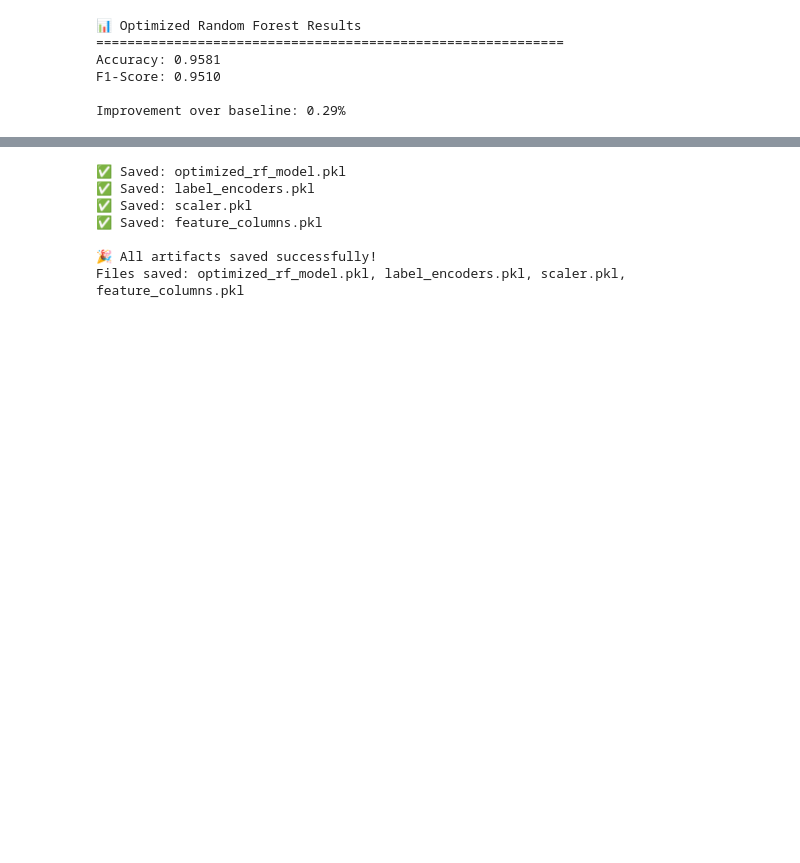
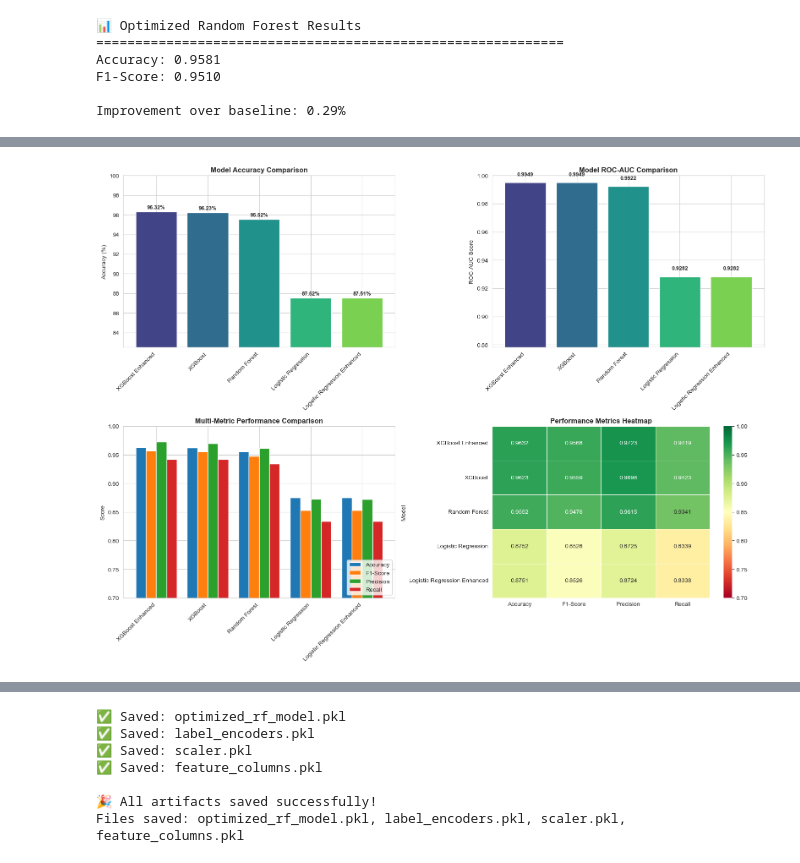
Before and after one commit to Piyu242005/Airline-Passenger-Satisfaction-Prediction, a Jupyter notebook: Airline satisfaction ML.ipynb, the cells around one changed output, grey strips where cells are left out. Saved outputs shown, nothing was run; the diff lists cells and outputs as text; code cells hidden in the pictures; blank space fills up the shorter version.

```diff
--- a/Airline satisfaction ML.ipynb
+++ b/Airline satisfaction ML.ipynb
@@ -840,0 +998,90 @@ Improvement over baseline: 0.29%
+# %%
+# Complete Model Comparison Dashboard
+print("📊 COMPLETE MODEL COMPARISON DASHBOARD")
+print("="*80)
+
+# Create comprehensive comparison dataframe
+all_models_comparison = pd.DataFrame({
+    'Model': [r['name'] for r in results.values()],
+    'Accuracy': [r['accuracy'] for r in results.values()],
+    'F1-Score': [r['f1'] for r in results.values()],
+    'Precision': [r['precision'] for r in results.values()],
+    'Recall': [r['recall'] for r in results.values()],
+    'ROC-AUC': [r['roc_auc'] for r in results.values()]
+}).round(4)
+
+all_models_comparison = all_models_comparison.sort_values('Accuracy', ascending=False).reset_index(drop=True)
+print("\n📈 All Models Performance Summary:")
+print(all_models_comparison.to_string(index=False))
+
+# Identify best model
+best_model_idx = all_models_comparison['Accuracy'].idxmax()
+best_model_info = all_models_comparison.iloc[best_model_idx]
+
+print(f"\n🏆 BEST MODEL: {best_model_info['Model']}")
+print(f"   Accuracy: {best_model_info['Accuracy']*100:.2f}%")
+print(f"   F1-Score: {best_model_info['F1-Score']:.4f}")
+print(f"   ROC-AUC: {best_model_info['ROC-AUC']:.4f}")
+
+# Visualization
+fig, axes = plt.subplots(2, 2, figsize=(16, 12))
+
+# 1. Accuracy comparison
+models = all_models_comparison['Model']
+colors = plt.cm.viridis(np.linspace(0.2, 0.8, len(models)))
+
+bars = axes[0, 0].bar(range(len(models)), all_models_comparison['Accuracy'] * 100, color=colors)
+axes[0, 0].set_xticks(range(len(models)))
+axes[0, 0].set_xticklabels(models, rotation=45, ha='right')
+axes[0, 0].set_ylabel('Accuracy (%)')
+axes[0, 0].set_title('Model Accuracy Comparison', fontsize=12, fontweight='bold')
+axes[0, 0].set_ylim(min(all_models_comparison['Accuracy'] * 100) - 5, 100)
+
+for bar, acc in zip(bars, all_models_comparison['Accuracy'] * 100):
+    axes[0, 0].text(bar.get_x() + bar.get_width()/2, bar.get_height() + 0.3,
+                    f'{acc:.2f}%', ha='center', fontsize=9, fontweight='bold')
+
+# 2. ROC-AUC comparison
+bars = axes[0, 1].bar(range(len(models)), all_models_comparison['ROC-AUC'], color=colors)
+axes[0, 1].set_xticks(range(len(models)))
+axes[0, 1].set_xticklabels(models, rotation=45, ha='right')
+axes[0, 1].set_ylabel('ROC-AUC Score')
+axes[0, 1].set_title('Model ROC-AUC Comparison', fontsize=12, fontweight='bold')
+axes[0, 1].set_ylim(min(all_models_comparison['ROC-AUC']) - 0.05, 1)
+
+for bar, auc in zip(bars, all_models_comparison['ROC-AUC']):
+    axes[0, 1].text(bar.get_x() + bar.get_width()/2, bar.get_height() + 0.005,
+                    f'{auc:.4f}', ha='center', fontsize=9, fontweight='bold')
+
+# 3. Multiple metrics radar-style comparison (bar groups)
+metrics = ['Accuracy', 'F1-Score', 'Precision', 'Recall']
+x = np.arange(len(models))
+width = 0.2
+
+for i, metric in enumerate(metrics):
+    axes[1, 0].bar(x + i*width, all_models_comparison[metric], width, label=metric)
+
+axes[1, 0].set_xticks(x + width * 1.5)
+axes[1, 0].set_xticklabels(models, rotation=45, ha='right')
+axes[1, 0].set_ylabel('Score')
+axes[1, 0].set_title('Multi-Metric Performance Comparison', fontsize=12, fontweight='bold')
+axes[1, 0].legend(loc='lower right')
+axes[1, 0].set_ylim(0.7, 1.0)
+
+# 4. Performance heatmap
+heatmap_data = all_models_comparison.set_index('Model')[metrics]
+sns.heatmap(heatmap_data, annot=True, cmap='RdYlGn', fmt='.4f', ax=axes[1, 1],
+            vmin=0.7, vmax=1.0, linewidths=0.5)
+axes[1, 1].set_title('Performance Metrics Heatmap', fontsize=12, fontweight='bold')
+
+plt.tight_layout()
+plt.show()
+
+# Model selection recommendation
+print("\n💡 MODEL SELECTION RECOMMENDATIONS:")
+print("-" * 60)
+print(f"• Best Accuracy: {all_models_comparison.iloc[0]['Model']} ({all_models_comparison.iloc[0]['Accuracy']*100:.2f}%)")
+print(f"• Best for Production: Consider model complexity vs performance trade-off")
+print(f"• XGBoost offers good balance of performance and interpretability")
+print(f"• Logistic Regression is simpler but may sacrifice some accuracy")
+# %% [output]
@@ -840,0 +1103 @@ Improvement over baseline: 0.29%
+[figure, added]
```
Also changed, not shown: parts of 29 cells of this notebook, 1 other file.
